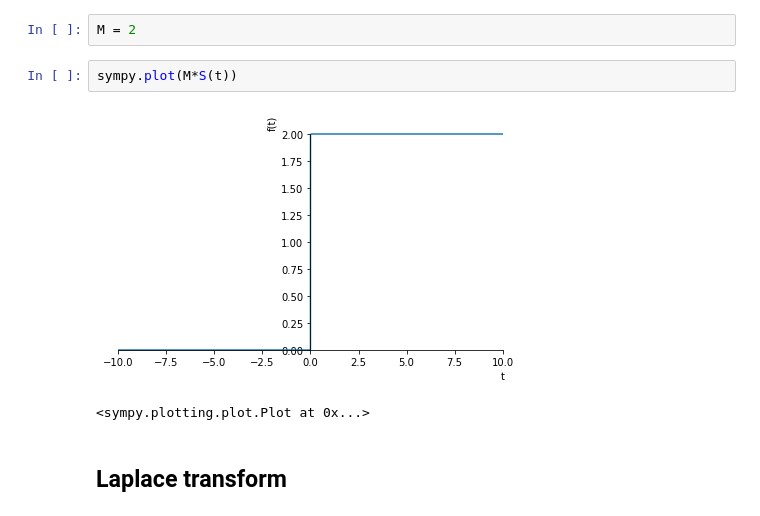
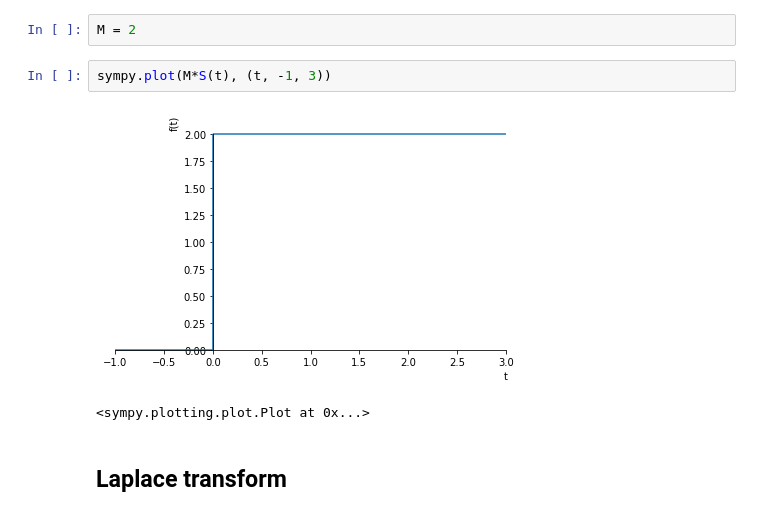
Before and after one commit to Xando96/Process-Dynamics, a Jupyter notebook: 4_First_and_second_order_system_dynamics/Standard_process_inputs.ipynb, the cells around one changed output. Cells and saved outputs as stored; diff of their text form.

```diff
--- a/4_First_and_second_order_system_dynamics/Standard_process_inputs.ipynb
+++ b/4_First_and_second_order_system_dynamics/Standard_process_inputs.ipynb
@@ -23,9 +23,9 @@ S = sympy.Heaviside
 # %%
 M = 2
 # %%
-sympy.plot(M*S(t))
+sympy.plot(M*S(t), (t, -1, 3))
 # %% [output]
-[figure, old version]
+[figure, new version]
 <sympy.plotting.plot.Plot at 0x...>
 # %% [markdown]
 ## Laplace transform
```
Also changed, not shown: parts of 15 cells of this notebook, 3 other files.
